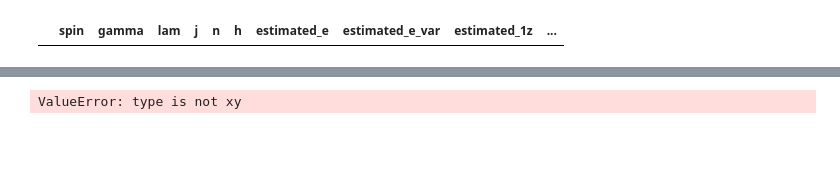
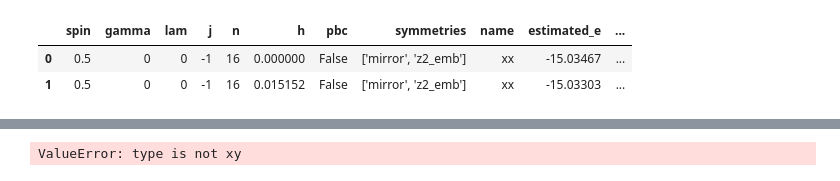
Before and after one commit to ilmerkul/XYZModelNQS, a Jupyter notebook: project/notebooks/report_plots.ipynb, the cells around one changed output, grey strips where cells are left out. Cells and saved outputs as stored; diff of their text form; code cells hidden in the pictures; blank space fills up the shorter version.

```diff
--- a/project/notebooks/report_plots.ipynb
+++ b/project/notebooks/report_plots.ipynb
@@ -26,19 +20,22 @@ Default device: <jax._src.config.State object at 0x...>
 chain_cfg = ChainConfig(
     spin=1 / 2,
     gamma=0,
-    lam=1,
-    j=1,
-    n=8,
+    lam=0,
+    j=-1,
+    n=16,
     h=0.0,
+    pbc=False,
 )
 # %%
 DATA = pathlib.Path("../" + App.path_data)
 REPORT_DATA = DATA / report_name(chain_cfg)
 # %%
-data = pd.read_csv(REPORT_DATA)
+data = pd.read_csv(REPORT_DATA, delimiter=",")
 data.head()
 # %% [output]
-|  | spin | gamma | lam | j | n | h | estimated_e | estimated_e_var | estimated_1z | ... |
+|  | spin | gamma | lam | j | n | h | pbc | symmetries | name | estimated_e | ... |
+| 0 | 0.5 | 0 | 0 | -1 | 16 | 0.000000 | False | ['mirror', 'z2_emb'] | xx | -15.03467 | ... |
+| 1 | 0.5 | 0 | 0 | -1 | 16 | 0.015152 | False | ['mirror', 'z2_emb'] | xx | -15.03303 | ... |
 # %%
 hilbert = nk.hilbert.Spin(N=chain_cfg.n, s=chain_cfg.spin)
 
```
Also changed, not shown: parts of 4 cells of this notebook, 42 other files.
